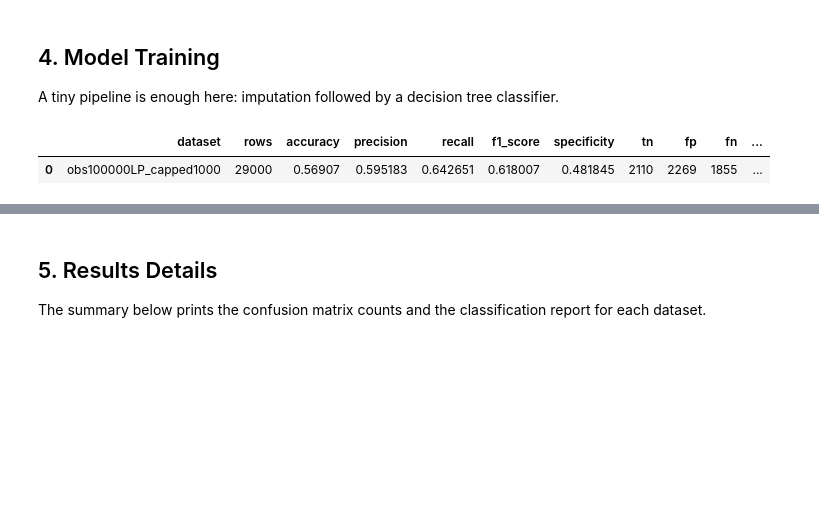
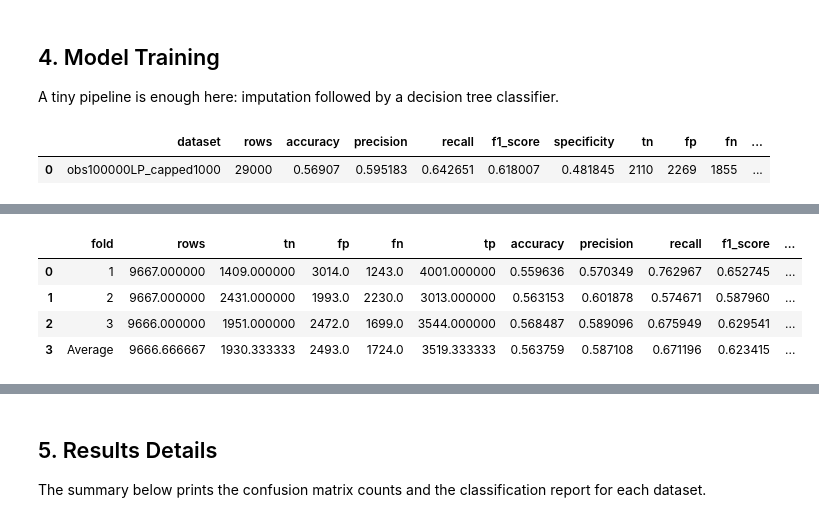
Before and after one commit to andrewvalletta/DissertationRepo, a Jupyter notebook: python/decision_tree_capped.ipynb, the cells around one changed output, grey strips where cells are left out. Drawn from its saved outputs; the diff is of its cells as text; code cells hidden in the pictures; blank space fills up the shorter version.

Commit message:
Tri-fold cross validation

```diff
--- a/python/decision_tree_capped.ipynb
+++ b/python/decision_tree_capped.ipynb
@@ -220,0 +226,92 @@ display(results_df)
+# %%
+def compute_fold_metrics(y_true, y_pred) -> dict[str, Any]:
+    tn, fp, fn, tp = confusion_matrix(y_true, y_pred, labels=[0, 1]).ravel()
+    return {
+        "accuracy": accuracy_score(y_true, y_pred),
+        "precision": precision_score(y_true, y_pred, zero_division=0),
+        "recall": recall_score(y_true, y_pred, zero_division=0),
+        "f1_score": f1_score(y_true, y_pred, zero_division=0),
+        "specificity": tn / (tn + fp) if (tn + fp) else 0.0,
+        "tn": tn,
+        "fp": fp,
+        "fn": fn,
+        "tp": tp,
+    }
+
+
+def run_tri_fold_validation(frame: pd.DataFrame) -> list[dict[str, Any]]:
+    X = frame[FEATURE_COLUMNS]
+    y = frame[TARGET_COLUMN]
+
+    skf = StratifiedKFold(n_splits=3, shuffle=True, random_state=RANDOM_SEED)
+
+    fold_results: list[dict[str, Any]] = []
+
+    for fold_index, (train_idx, test_idx) in enumerate(skf.split(X, y), start=1):
+        X_train = X.iloc[train_idx].reset_index(drop=True)
+        X_test = X.iloc[test_idx].reset_index(drop=True)
+        y_train = y.iloc[train_idx].reset_index(drop=True)
+        y_test = y.iloc[test_idx].reset_index(drop=True)
+
+        model = build_model()
+        model.fit(X_train, y_train)
+        y_pred = model.predict(X_test)
+
+        metrics = compute_fold_metrics(y_test, y_pred)
+        metrics["fold"] = fold_index
+        metrics["rows"] = len(X_test)
+        fold_results.append(metrics)
+
+    return fold_results
+
+
+def summarize_tri_fold(fold_results: list[dict[str, Any]]) -> pd.DataFrame:
+    columns = ["fold", "rows", "tn", "fp", "fn", "tp", "accuracy", "precision", "recall", "f1_score", "specificity"]
+
+    rows = [{col: metrics[col] for col in columns} for metrics in fold_results]
+
+    average_row: dict[str, Any] = {"fold": "Average"}
+    for col in columns[1:]:
+        average_row[col] = sum(metrics[col] for metrics in fold_results) / len(fold_results)
+    rows.append(average_row)
+
+    return pd.DataFrame(rows)
+
+
+def print_fold_metrics(metrics: dict[str, Any], label: str) -> None:
+    print(f"{label} (rows={metrics['rows']})")
+    print(f"TN={metrics['tn']}  FP={metrics['fp']}  FN={metrics['fn']}  TP={metrics['tp']}")
+    print(f"Accuracy: {metrics['accuracy']:.4f}")
+    print(f"Precision: {metrics['precision']:.4f}")
+    print(f"Recall: {metrics['recall']:.4f}")
+    print(f"F1 score: {metrics['f1_score']:.4f}")
+    print(f"Specificity: {metrics['specificity']:.4f}")
+    print("-" * 60)
+
+
+tri_fold_results = run_tri_fold_validation(datasets[CAPPED_DATASET_NAME])
+tri_fold_summary = summarize_tri_fold(tri_fold_results)
+display(tri_fold_summary)
+
+for metrics in tri_fold_results:
+    print_fold_metrics(metrics, f"Fold {metrics['fold']}")
+
+average_metrics = {
+    "rows": tri_fold_summary.iloc[-1]["rows"],
+    "tn": tri_fold_summary.iloc[-1]["tn"],
+    "fp": tri_fold_summary.iloc[-1]["fp"],
+    "fn": tri_fold_summary.iloc[-1]["fn"],
+    "tp": tri_fold_summary.iloc[-1]["tp"],
+    "accuracy": tri_fold_summary.iloc[-1]["accuracy"],
+    "precision": tri_fold_summary.iloc[-1]["precision"],
+    "recall": tri_fold_summary.iloc[-1]["recall"],
+    "f1_score": tri_fold_summary.iloc[-1]["f1_score"],
+    "specificity": tri_fold_summary.iloc[-1]["specificity"],
+}
+print_fold_metrics(average_metrics, "Average across 3 folds")
+# %% [output]
+|  | fold | rows | tn | fp | fn | tp | accuracy | precision | recall | f1_score | ... |
+| 0 | 1 | 9667.000000 | 1409.000000 | 3014.0 | 1243.0 | 4001.000000 | 0.559636 | 0.570349 | 0.762967 | 0.652745 | ... |
+| 1 | 2 | 9667.000000 | 2431.000000 | 1993.0 | 2230.0 | 3013.000000 | 0.563153 | 0.601878 | 0.574671 | 0.587960 | ... |
+| 2 | 3 | 9666.000000 | 1951.000000 | 2472.0 | 1699.0 | 3544.000000 | 0.568487 | 0.589096 | 0.675949 | 0.629541 | ... |
+| 3 | Average | 9666.666667 | 1930.333333 | 2493.0 | 1724.0 | 3519.333333 | 0.563759 | 0.587108 | 0.671196 | 0.623415 | ... |
```
Also changed, not shown: parts of 3 cells of this notebook, 3 other files.
